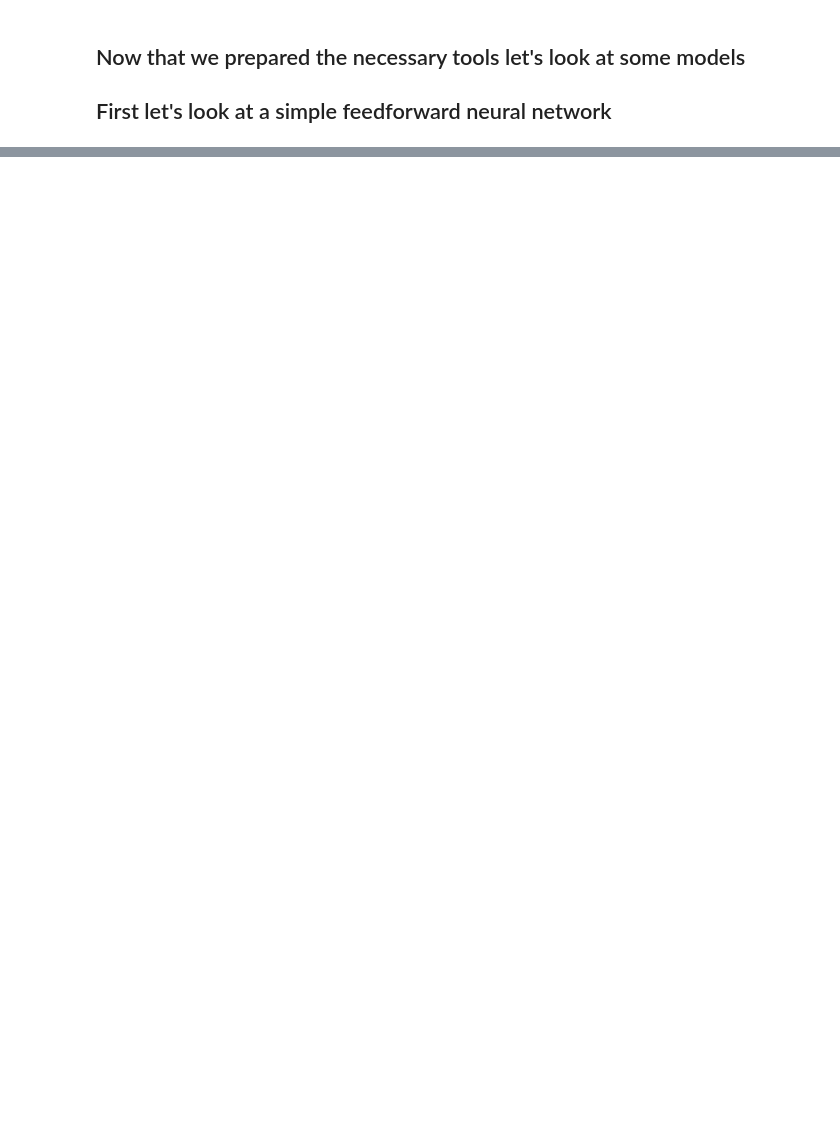
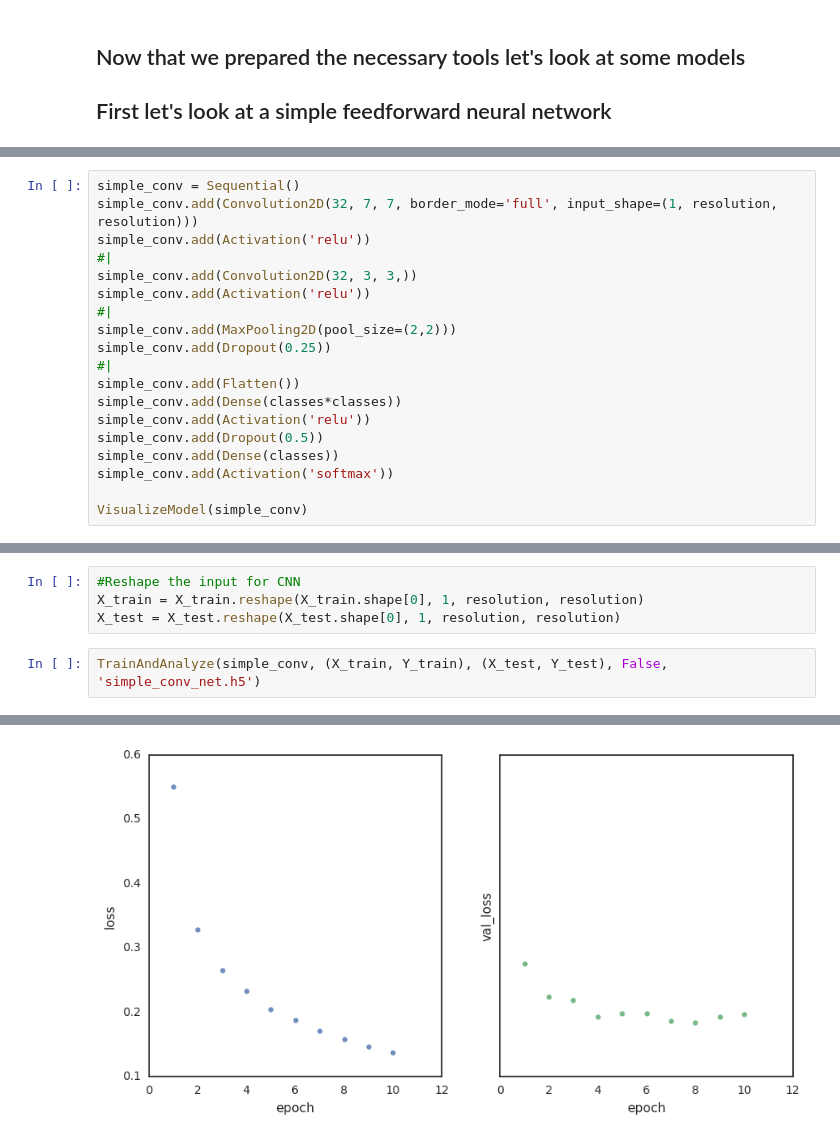
Before and after one commit to gorbak25/ICM-2017-workshops-qualification-problem-number-2, a Jupyter notebook: Rozwiazanie Zadania Kwalifikacyjnego.ipynb, the cells around one changed output, grey strips where cells are left out. Saved outputs shown, nothing was run; the diff lists cells and outputs as text; blank space fills up the shorter version.

```diff
--- a/Rozwiazanie Zadania Kwalifikacyjnego.ipynb
+++ b/Rozwiazanie Zadania Kwalifikacyjnego.ipynb
@@ -203,0 +327,19 @@ outs[1]
+# %%
+simple_conv = Sequential()
+simple_conv.add(Convolution2D(32, 7, 7, border_mode='full', input_shape=(1, resolution, resolution)))
+simple_conv.add(Activation('relu'))
+#|
+simple_conv.add(Convolution2D(32, 3, 3,))
+simple_conv.add(Activation('relu'))
+#|
+simple_conv.add(MaxPooling2D(pool_size=(2,2)))
+simple_conv.add(Dropout(0.25))
+#|
+simple_conv.add(Flatten())
+simple_conv.add(Dense(classes*classes))
+simple_conv.add(Activation('relu'))
+simple_conv.add(Dropout(0.5))
+simple_conv.add(Dense(classes))
+simple_conv.add(Activation('softmax'))
+
+VisualizeModel(simple_conv)
@@ -203,0 +367,7 @@ outs[1]
+# %%
+#Reshape the input for CNN
+X_train = X_train.reshape(X_train.shape[0], 1, resolution, resolution)
+X_test = X_test.reshape(X_test.shape[0], 1, resolution, resolution)
+# %%
+TrainAndAnalyze(simple_conv, (X_train, Y_train), (X_test, Y_test), False, 'simple_conv_net.h5')
+# %% [output]
@@ -203,0 +394 @@ outs[1]
+[figure, added]
```
Also changed, not shown: parts of 29 cells of this notebook, 4 other files.
